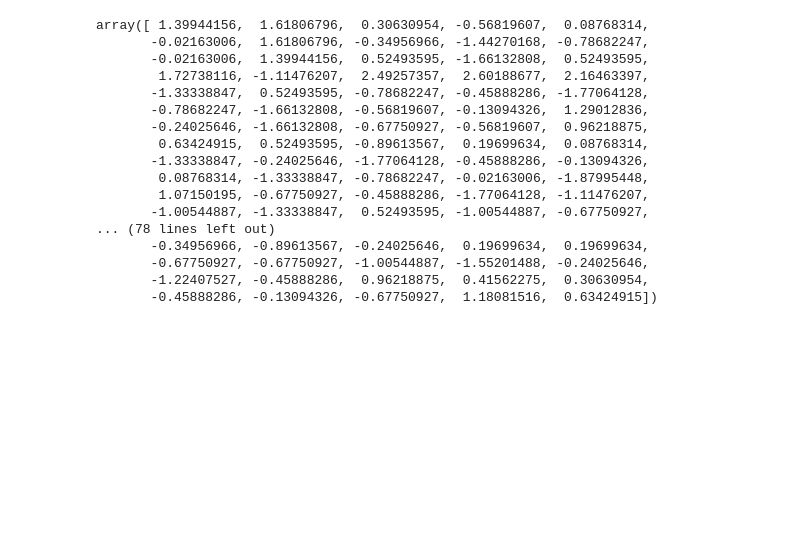
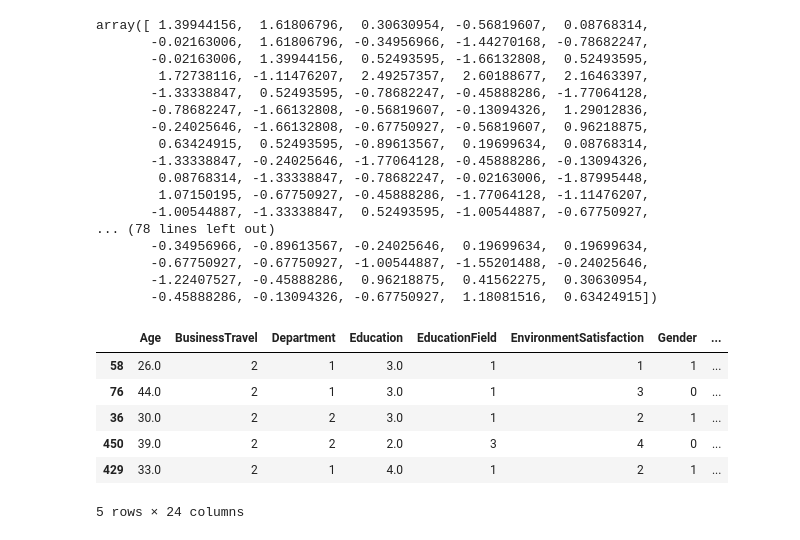
Before and after one commit to loplop05/Employee-Attriation, a Jupyter notebook: EmployeeWorkSheet.ipynb, the cells around one changed output. Cells and saved outputs as stored; diff of their text form; code cells hidden in the pictures; blank space fills up the shorter version.

```diff
--- a/EmployeeWorkSheet.ipynb
+++ b/EmployeeWorkSheet.ipynb
@@ -356,3 +356,13 @@ array([ 1.39944156,  1.61806796,  0.30630954, -0.56819607,  0.08768314,
        -0.45888286, -0.13094326, -0.67750927,  1.18081516,  0.63424915])
 # %%
 df = shuffle(df,random_state=42)
+# %%
+df.head()
+# %% [output]
+|  | Age | BusinessTravel | Department | Education | EducationField | EnvironmentSatisfaction | Gender | ... |
+| 58 | 26.0 | 2 | 1 | 3.0 | 1 | 1 | 1 | ... |
+| 76 | 44.0 | 2 | 1 | 3.0 | 1 | 3 | 0 | ... |
+| 36 | 30.0 | 2 | 2 | 3.0 | 1 | 2 | 1 | ... |
+| 450 | 39.0 | 2 | 2 | 2.0 | 3 | 4 | 0 | ... |
+| 429 | 33.0 | 2 | 1 | 4.0 | 1 | 2 | 1 | ... |
+5 rows × 24 columns
```
Also changed, not shown: parts of 3 cells of this notebook.
